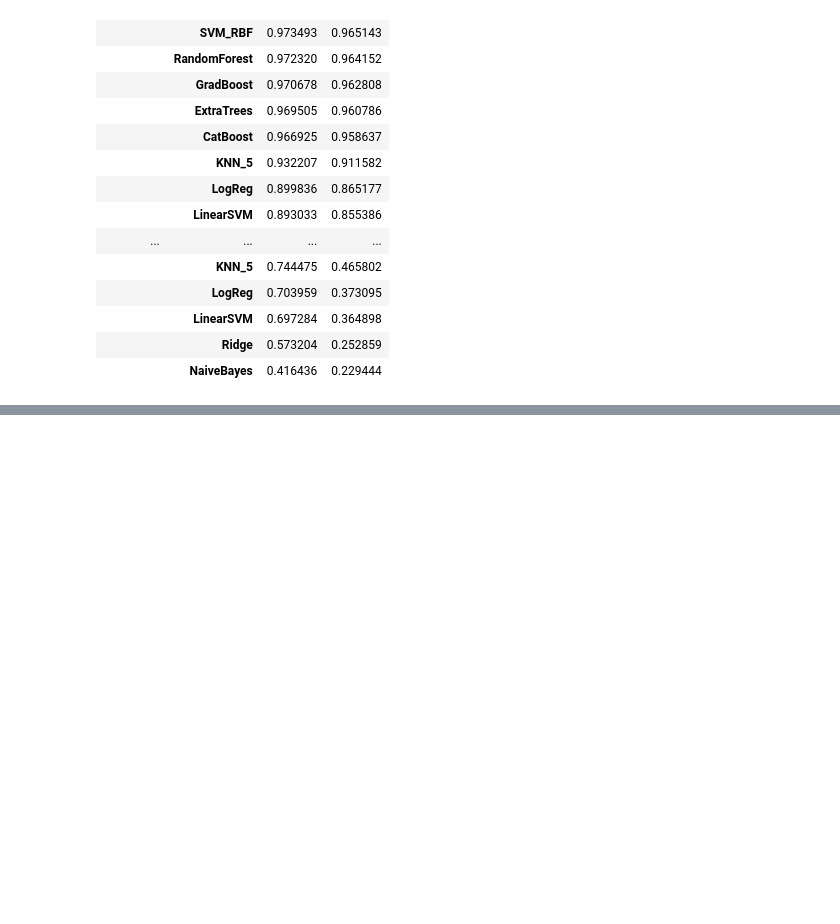
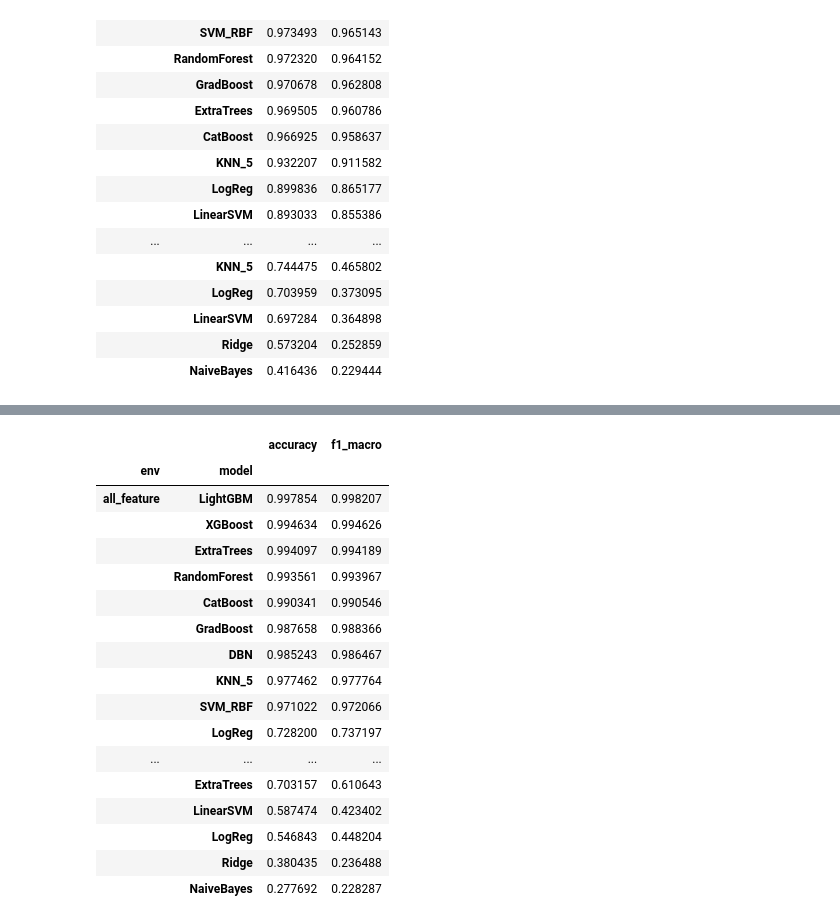
Before and after one commit to yeyumantian/DBN_FD, a Jupyter notebook: main.ipynb, the cells around one changed output, grey strips where cells are left out. Saved outputs shown, nothing was run; the diff lists cells and outputs as text; code cells hidden in the pictures; blank space fills up the shorter version.

```diff
--- a/main.ipynb
+++ b/main.ipynb
@@ -398,0 +910,21 @@ df = pd.read_pickle(os.path.join(RESULT_PATH, f'{core_name[:-4]}_result.pkl'))
+# %%
+df
+# %% [output]
+|  |  | accuracy | f1_macro |
+| env | model |  |  |
+| all_feature | LightGBM | 0.997854 | 0.998207 |
+|  | XGBoost | 0.994634 | 0.994626 |
+|  | ExtraTrees | 0.994097 | 0.994189 |
+|  | RandomForest | 0.993561 | 0.993967 |
+|  | CatBoost | 0.990341 | 0.990546 |
+|  | GradBoost | 0.987658 | 0.988366 |
+|  | DBN | 0.985243 | 0.986467 |
+|  | KNN_5 | 0.977462 | 0.977764 |
+|  | SVM_RBF | 0.971022 | 0.972066 |
+|  | LogReg | 0.728200 | 0.737197 |
+| ... | ... | ... | ... |
+|  | ExtraTrees | 0.703157 | 0.610643 |
+|  | LinearSVM | 0.587474 | 0.423402 |
+|  | LogReg | 0.546843 | 0.448204 |
+|  | Ridge | 0.380435 | 0.236488 |
+|  | NaiveBayes | 0.277692 | 0.228287 |
```
Also changed, not shown: parts of 6 cells of this notebook, 13 other files.
